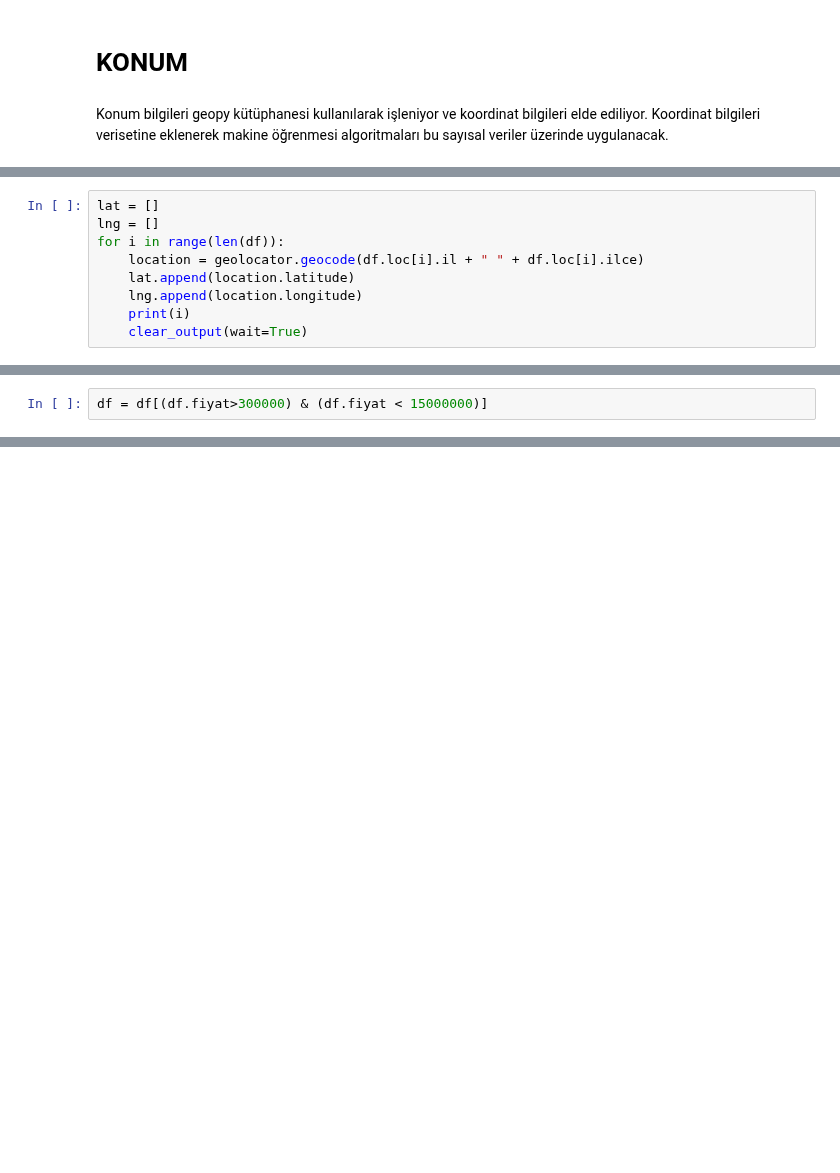
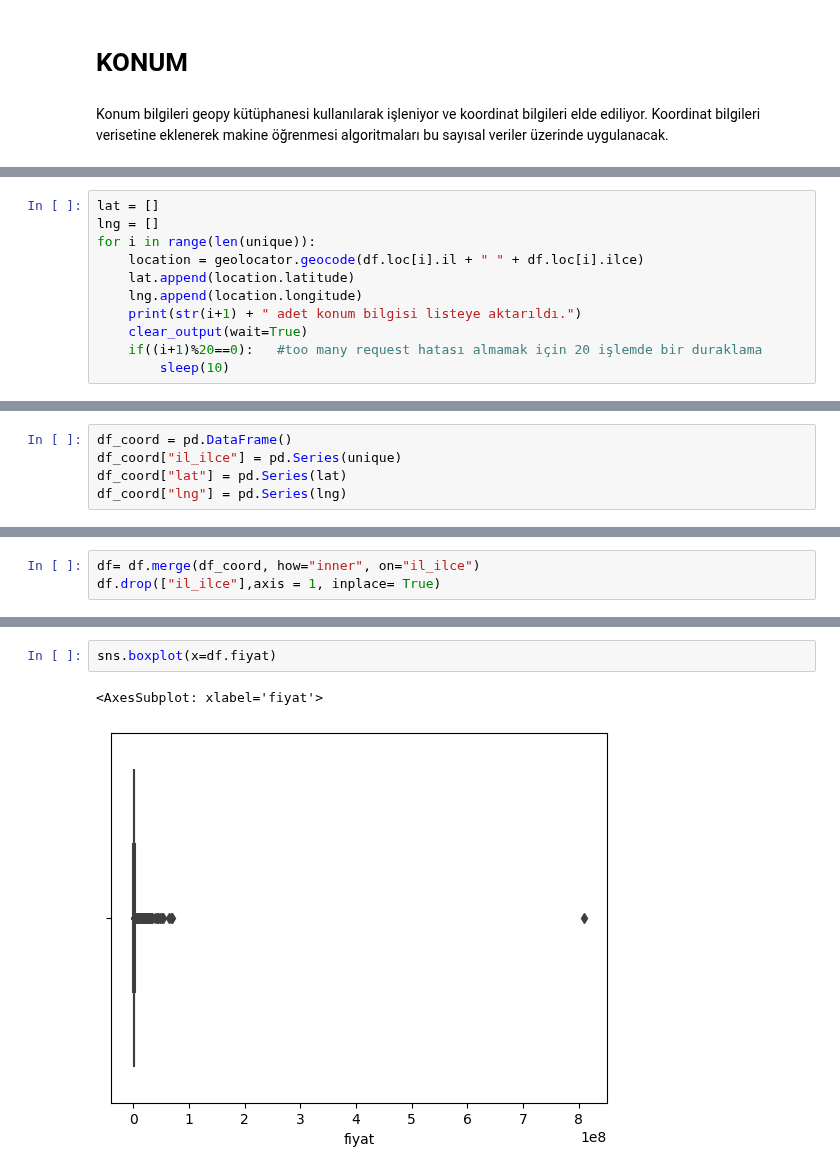
Before and after one commit to flunitraz/house-price-analysis, a Jupyter notebook: preprocessing.ipynb, the cells around one changed output, grey strips where cells are left out. Cells and saved outputs as stored; diff of their text form; blank space fills up the shorter version.

```diff
--- a/preprocessing.ipynb
+++ b/preprocessing.ipynb
@@ -292,9 +601,11 @@ len(df)
 # %%
 lat = []
 lng = []
-for i in range(len(df)):
+for i in range(len(unique)):
     location = geolocator.geocode(df.loc[i].il + " " + df.loc[i].ilce)
     lat.append(location.latitude)
     lng.append(location.longitude)
-    print(i)
+    print(str(i+1) + " adet konum bilgisi listeye aktarıldı.")
     clear_output(wait=True)
+    if((i+1)%20==0):   #too many request hatası almamak için 20 işlemde bir duraklama
+        sleep(10)
@@ -332,2 +613,0 @@ df.fiyat.sort_values(ascending=False)
-# %%
-df = df[(df.fiyat>300000) & (df.fiyat < 15000000)]
@@ -402,0 +618,5 @@ df[(df.il == 'Erzurum')] # Erzurum ilindeki ilanların detayı
+# %%
+df_coord = pd.DataFrame()
+df_coord["il_ilce"] = pd.Series(unique)
+df_coord["lat"] = pd.Series(lat)
+df_coord["lng"] = pd.Series(lng)
@@ -402,0 +639,3 @@ df[(df.il == 'Erzurum')] # Erzurum ilindeki ilanların detayı
+# %%
+df= df.merge(df_coord, how="inner", on="il_ilce")
+df.drop(["il_ilce"],axis = 1, inplace= True)
@@ -402,0 +678,5 @@ df[(df.il == 'Erzurum')] # Erzurum ilindeki ilanların detayı
+# %%
+sns.boxplot(x=df.fiyat)
+# %% [output]
+<AxesSubplot: xlabel='fiyat'>
+[figure, added]
```
Also changed, not shown: parts of 93 cells of this notebook, 2 other files.
